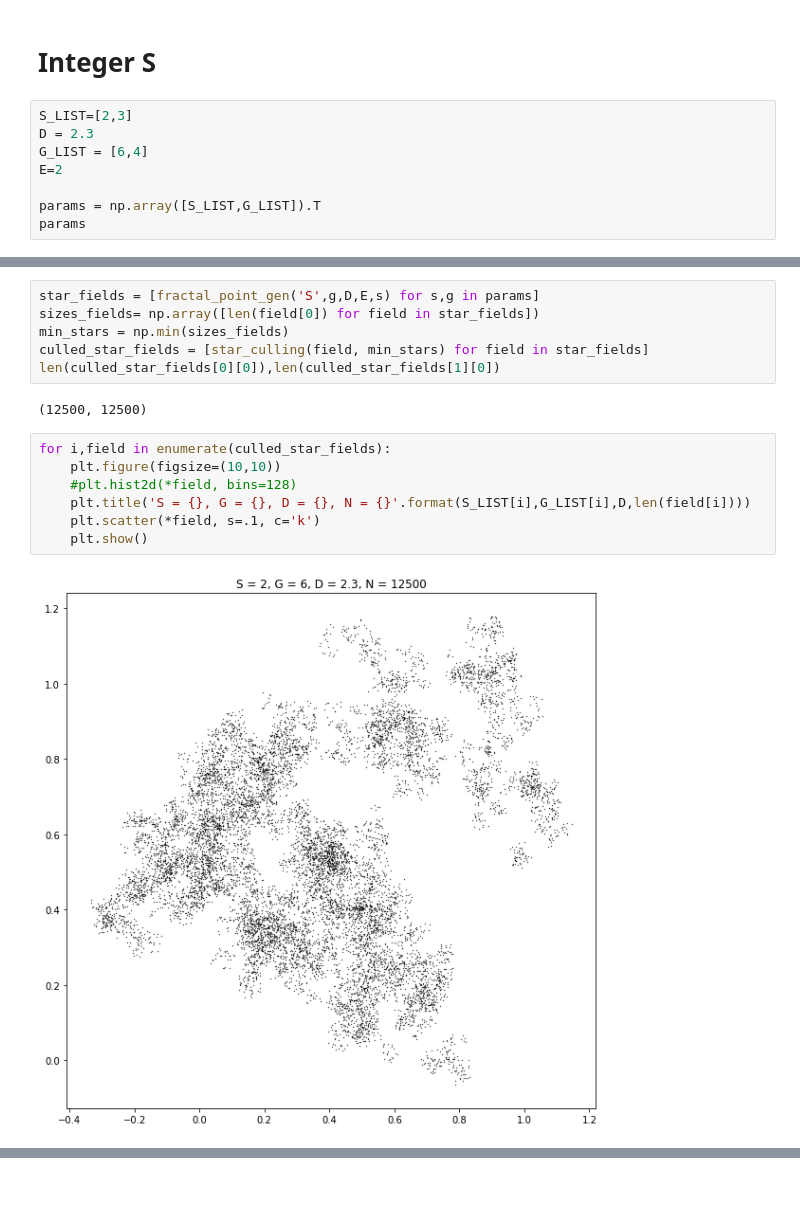
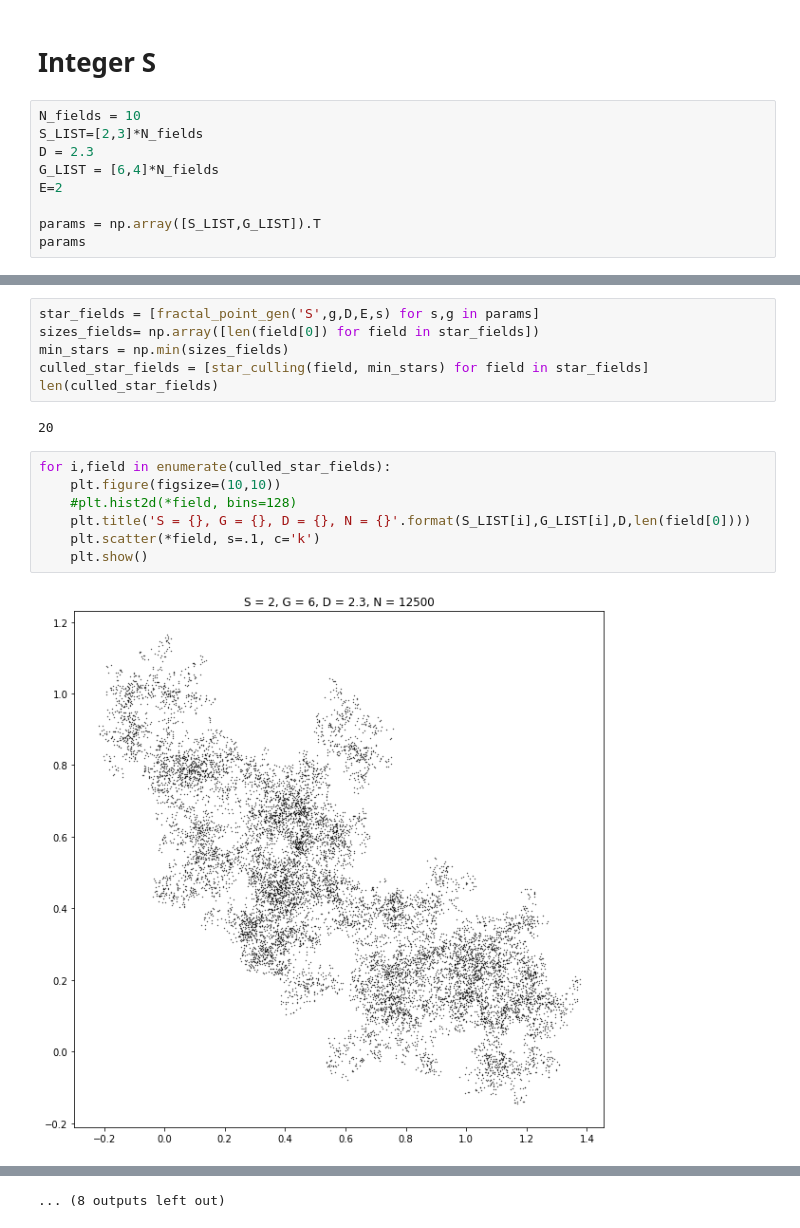
Before and after one commit to MBates92/Scripts, a Jupyter notebook: JupyterNotebooks/Elmegreen's fractal algorithm.ipynb, the cells around one changed output, grey strips where cells are left out. Cells and saved outputs as stored; diff of their text form; blank space fills up the shorter version.

```diff
--- a/JupyterNotebooks/Elmegreen's fractal algorithm.ipynb
+++ b/JupyterNotebooks/Elmegreen's fractal algorithm.ipynb
@@ -92,9 +94,10 @@ def two_pt_corr(coords,separations,s):
 # %% [markdown]
 # Integer S
 # %%
-S_LIST=[2,3]
+N_fields = 10
+S_LIST=[2,3]*N_fields
 D = 2.3
-G_LIST = [6,4]
+G_LIST = [6,4]*N_fields
 E=2
 
 params = np.array([S_LIST,G_LIST]).T
@@ -107,15 +128,15 @@ star_fields = [fractal_point_gen('S',g,D,E,s) for s,g in params]
 sizes_fields= np.array([len(field[0]) for field in star_fields])
 min_stars = np.min(sizes_fields)
 culled_star_fields = [star_culling(field, min_stars) for field in star_fields]
-len(culled_star_fields[0][0]),len(culled_star_fields[1][0])
+len(culled_star_fields)
 # %% [output]
-(12500, 12500)
+20
 # %%
 for i,field in enumerate(culled_star_fields):
     plt.figure(figsize=(10,10))
     #plt.hist2d(*field, bins=128)
-    plt.title('S = {}, G = {}, D = {}, N = {}'.format(S_LIST[i],G_LIST[i],D,len(field[i])))
+    plt.title('S = {}, G = {}, D = {}, N = {}'.format(S_LIST[i],G_LIST[i],D,len(field[0])))
     plt.scatter(*field, s=.1, c='k')
     plt.show()
 # %% [output]
-[figure, old version]
+[figure, new version]
@@ -123,3 +154,4 @@ for i,field in enumerate(culled_star_fields):
+... (8 outputs left out)
 # %%
 separations_list = [ordered_separations(field) for field in tqdm(culled_star_fields)]
 separations_list
```
Also changed, not shown: parts of 7 cells of this notebook.
